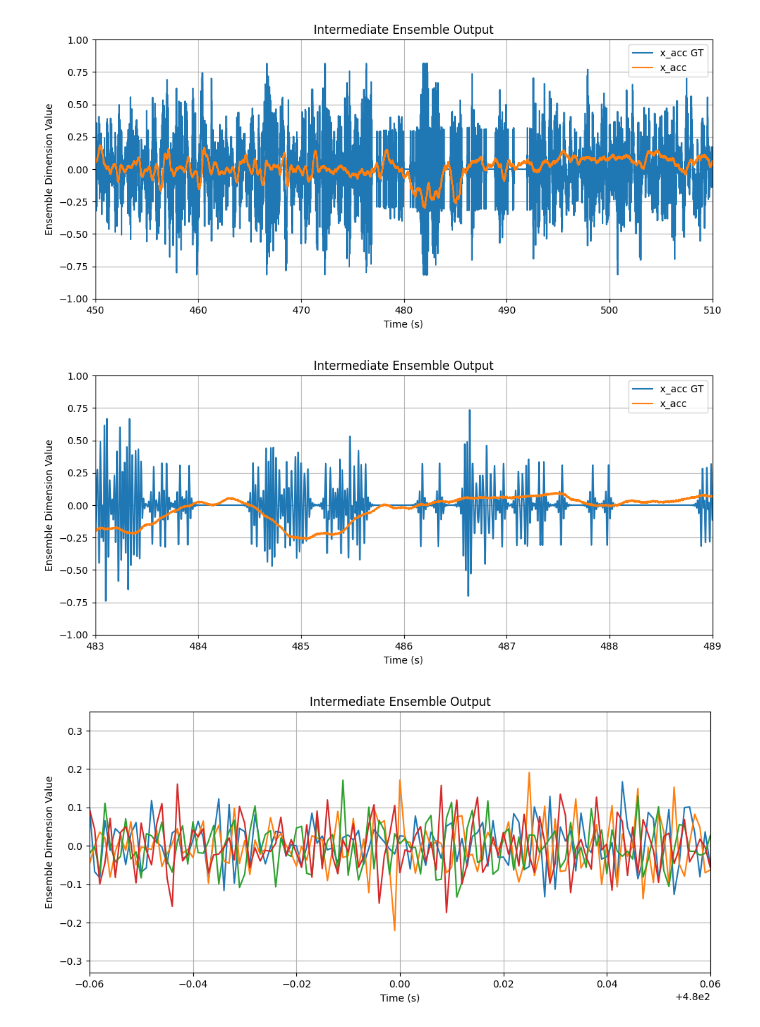
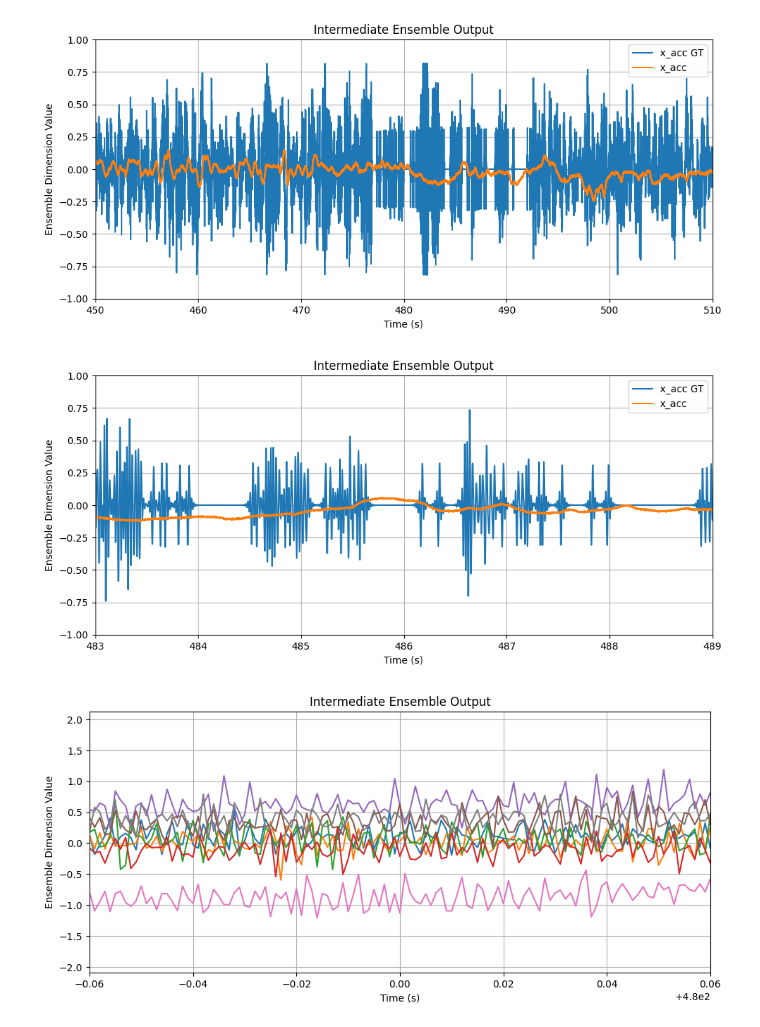
Before and after one commit to WAT-ai/BCI-Signal-Decoding, a Jupyter notebook: Reference Documents/Learning.ipynb, the cells around one changed output. Drawn from its saved outputs; the diff is of its cells as text; code cells hidden in the pictures.

```diff
--- a/Reference Documents/Learning.ipynb
+++ b/Reference Documents/Learning.ipynb
@@ -100,7 +98,7 @@ with nengo.Network() as model:
 
     # Probe for graphing
     p_rep = nengo.Probe(representation_ensemble, synapse=0.05)
-    p_state = nengo.Probe(state_ensemble)
+    p_state = nengo.Probe(joiner_ensemble)
     p_post = nengo.Probe(output_ensemble, synapse=0.05)
 
     # Stop learning after 80% of the running time has passed
@@ -129,4 +127,4 @@ Simulation finished in 0:01:19.
-[figure, old version]
+[figure, new version]
 # %%
 fig, pl = plt.subplots(1, 1)
 fig.subplots_adjust(right=1.5)
@@ -140,7 +138,7 @@ pl.set_ylabel("Ensemble Dimension Value")
 pl.legend(["x_acc GT", "x_acc"])
 pl.grid()
 # %% [output]
-[figure, old version]
+[figure, new version]
 # %%
 fig, pl = plt.subplots(1, 1)
 fig.subplots_adjust(right=1.5)
@@ -151,4 +149,4 @@ pl.set_xlabel("Time (s)")
 pl.set_ylabel("Ensemble Dimension Value")
 pl.grid()
 # %% [output]
-[figure, old version]
+[figure, new version]
```
Also changed, not shown: parts of 2 cells of this notebook, 6 other files.
